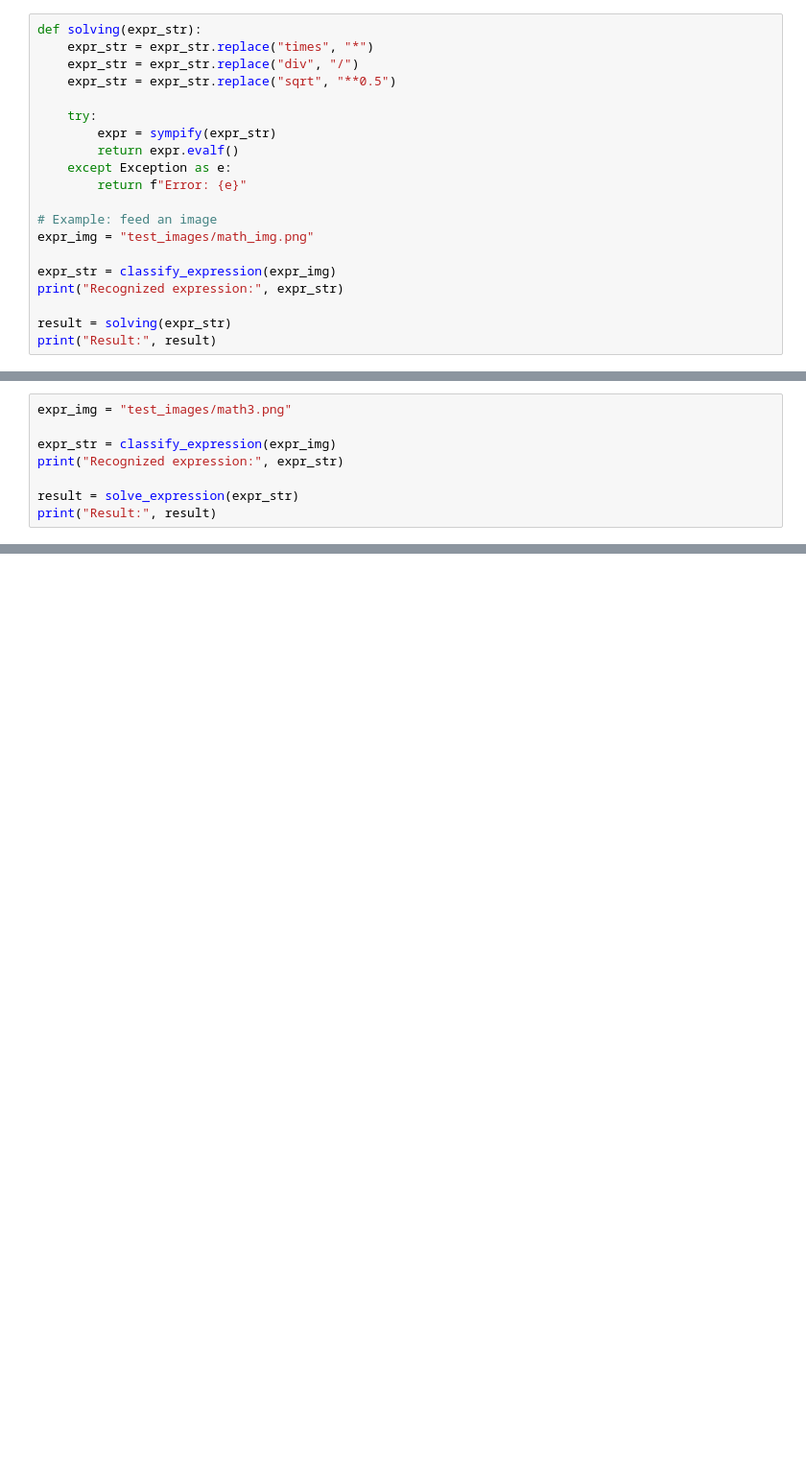
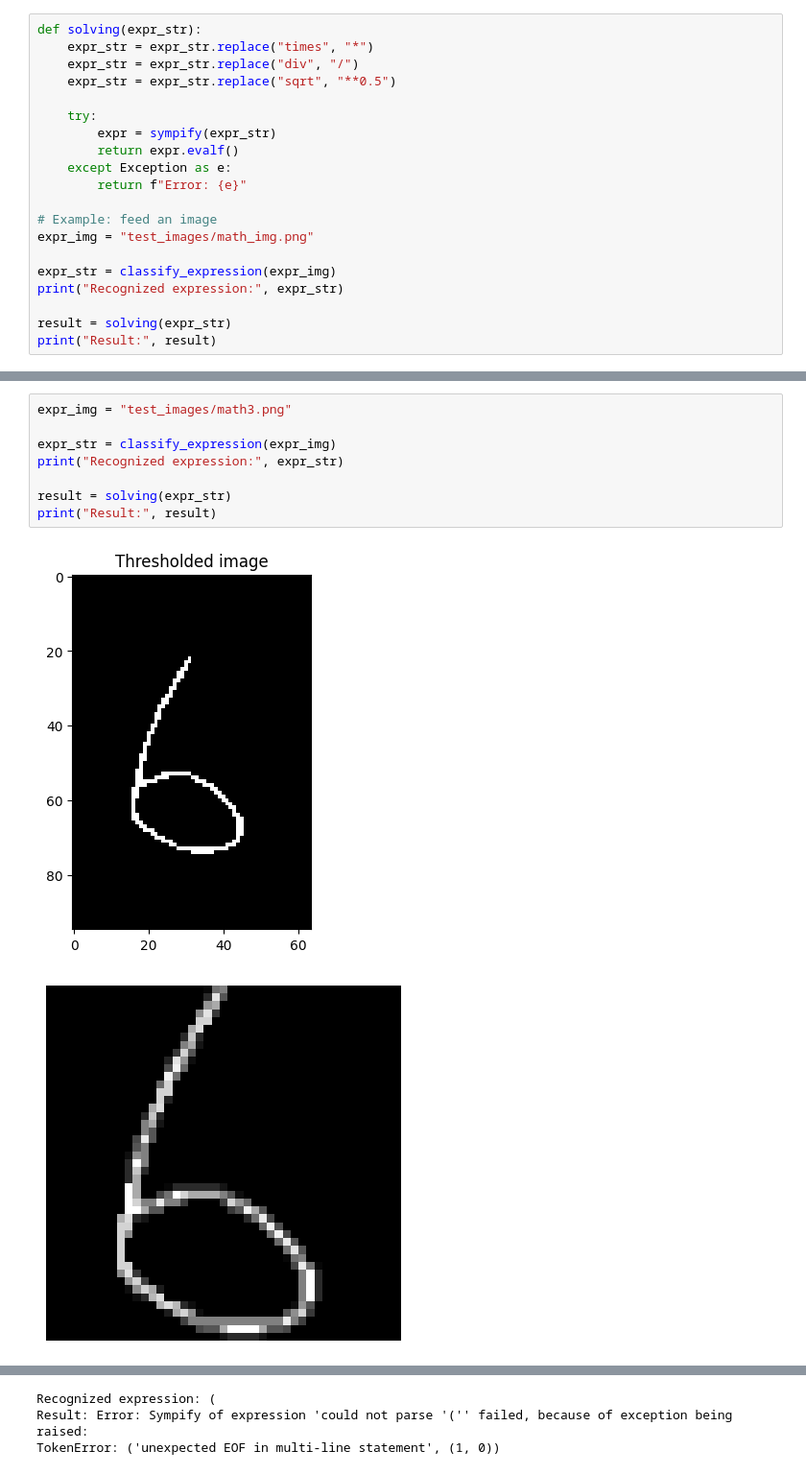
Before and after one commit to Shrooming/Shrooming, a Jupyter notebook: ml_flow.ipynb, the cells around one changed output, grey strips where cells are left out. Shown: that part at 96% size. Saved outputs shown, nothing was run; the diff lists cells and outputs as text; blank space fills up the shorter version.

```diff
--- a/ml_flow.ipynb
+++ b/ml_flow.ipynb
@@ -220,8 +473,11 @@ print("Result:", result)
 # %%
 expr_img = "test_images/math3.png"
 
 expr_str = classify_expression(expr_img)
 print("Recognized expression:", expr_str)
 
-result = solve_expression(expr_str)
+result = solving(expr_str)
 print("Result:", result)
+# %% [output]
+[figure, added]
+[figure, added]
@@ -227,0 +502,3 @@ print("Result:", result)
+Recognized expression: (
+Result: Error: Sympify of expression 'could not parse '('' failed, because of exception being raised:
+TokenError: ('unexpected EOF in multi-line statement', (1, 0))
```
Also changed, not shown: parts of 12 cells of this notebook, 1 other file.
